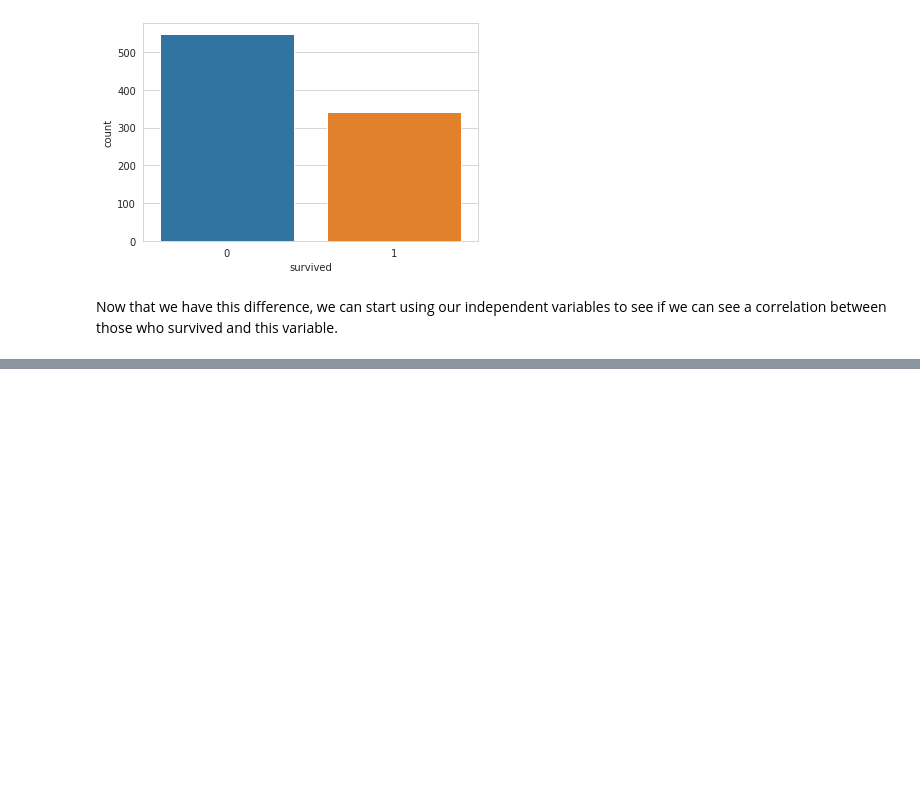
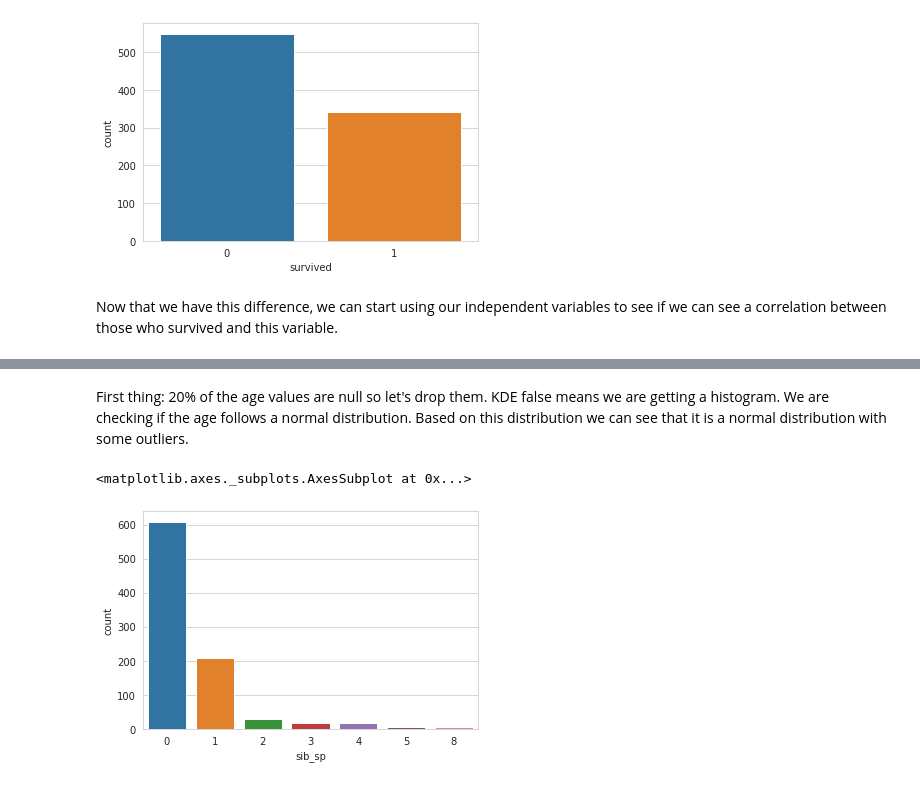
Before and after one commit to lsom11/data-notebooks, a Jupyter notebook: Titanic/Titanic Regression.ipynb, the cells around one changed output, grey strips where cells are left out. Drawn from its saved outputs; the diff is of its cells as text; code cells hidden in the pictures; blank space fills up the shorter version.

```diff
--- a/Titanic/Titanic Regression.ipynb
+++ b/Titanic/Titanic Regression.ipynb
@@ -104,0 +121,7 @@ for column in train.columns:
+# %% [markdown]
+First thing: 20% of the age values are null so let's drop them. KDE false means we are getting a histogram. We are checking if the age follows a normal distribution. Based on this distribution we can see that it is a normal distribution with some outliers.
+# %%
+sns.countplot(x='sib_sp', data=train)
+# %% [output]
+<matplotlib.axes._subplots.AxesSubplot at 0x...>
+[figure, added]
```
Also changed, not shown: parts of 31 cells of this notebook.
